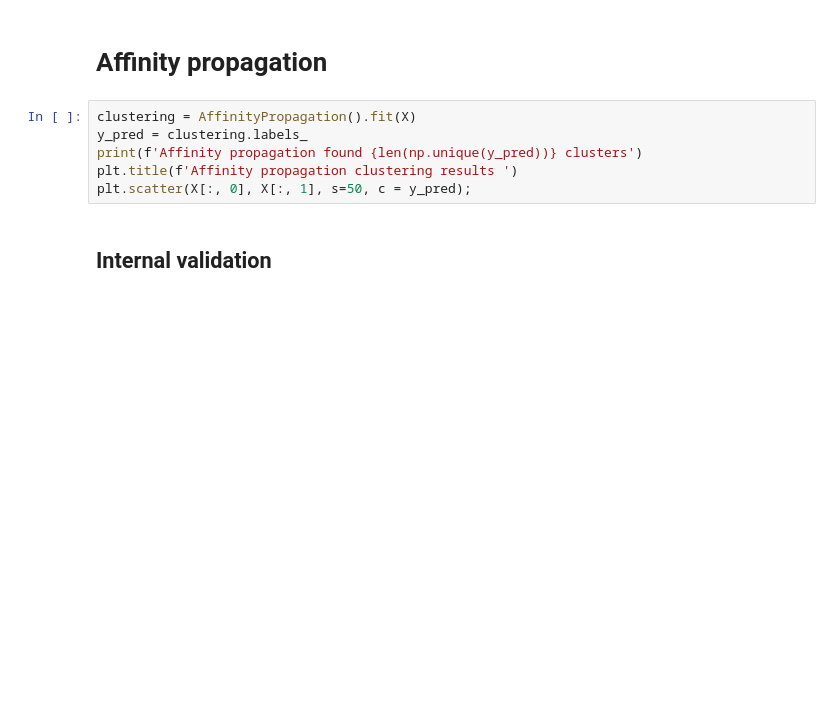
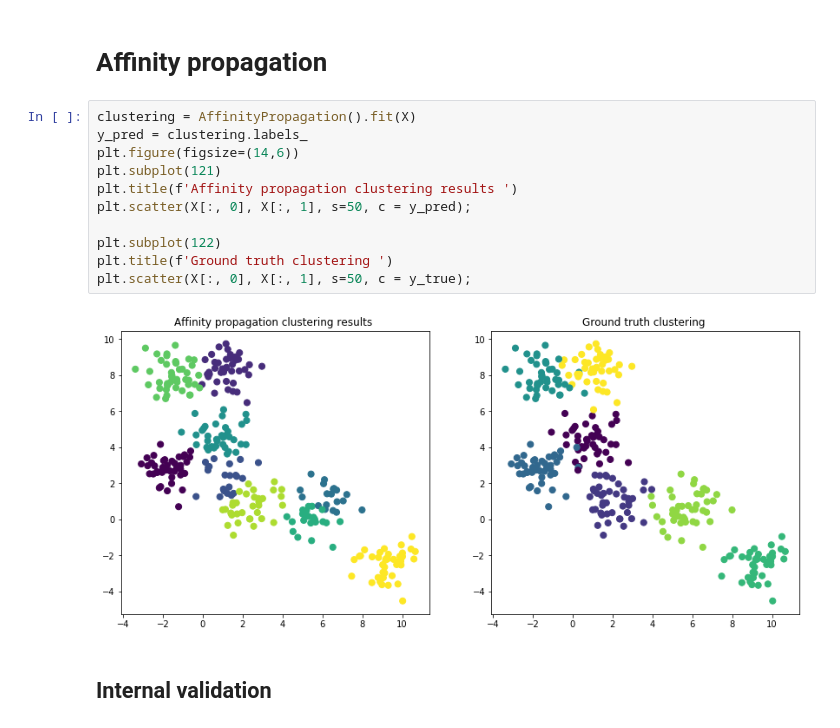
Before and after one commit to ciortanmadalina/high_noise_clustering, a Jupyter notebook: spectral_clustering.ipynb, the cells around one changed output. Cells and saved outputs as stored; diff of their text form; blank space fills up the shorter version.

```diff
--- a/spectral_clustering.ipynb
+++ b/spectral_clustering.ipynb
@@ -47,9 +75,16 @@ utils.externalValidation(y_true, y_pred)
 # %%
 clustering = AffinityPropagation().fit(X)
 y_pred = clustering.labels_
-print(f'Affinity propagation found {len(np.unique(y_pred))} clusters')
+plt.figure(figsize=(14,6))
+plt.subplot(121)
 plt.title(f'Affinity propagation clustering results ')
 plt.scatter(X[:, 0], X[:, 1], s=50, c = y_pred);
+
+plt.subplot(122)
+plt.title(f'Ground truth clustering ')
+plt.scatter(X[:, 0], X[:, 1], s=50, c = y_true);
+# %% [output]
+[figure, added]
 # %% [markdown]
 ## Internal validation
 # %%
```
Also changed, not shown: parts of 14 cells of this notebook, 1 other file.
